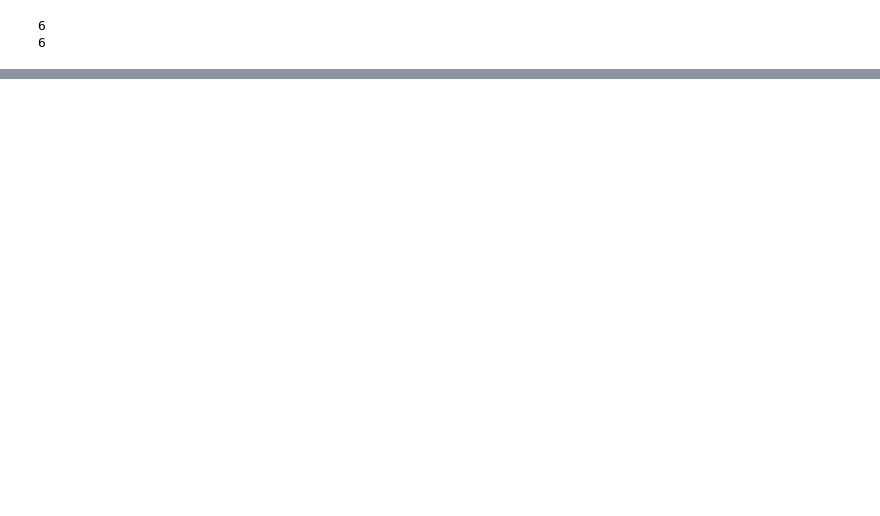
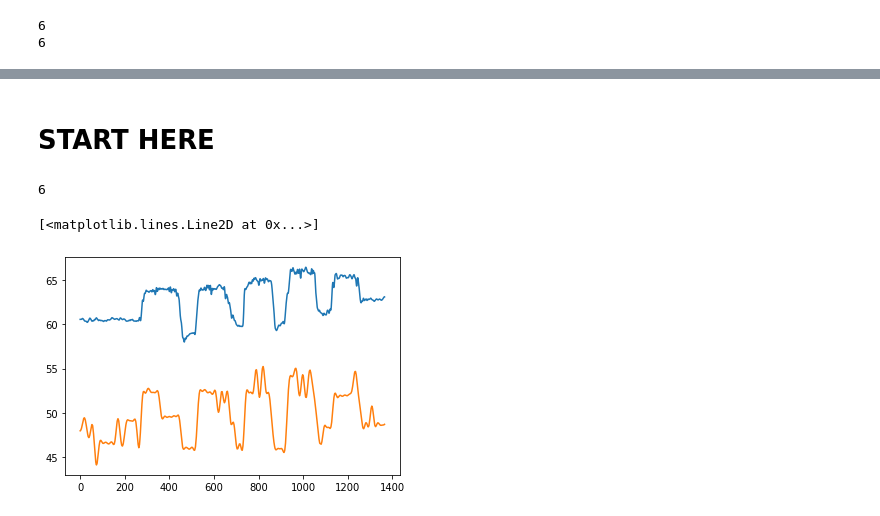
Before and after one commit to denizjafari/ValidationStudy, a Jupyter notebook: TimeSeriesAnalysis-MxSpread.ipynb, the cells around one changed output, grey strips where cells are left out. Saved outputs shown, nothing was run; the diff lists cells and outputs as text; code cells hidden in the pictures; blank space fills up the shorter version.

```diff
--- a/TimeSeriesAnalysis-MxSpread.ipynb
+++ b/TimeSeriesAnalysis-MxSpread.ipynb
@@ -558,0 +456,8 @@ The phase shift is:128.02
+# %%
+sn_pc = list()
+sh_pc = list()
+
+sn_rms_list = list()
+sh_rms_list = list()
+
+Final_DFS_LIST = list()
@@ -558,0 +605,13 @@ The phase shift is:128.02
+# %% [markdown]
+# START HERE
+# %%
+# DO NOT RUN MORE THAN ONCE
+parsed_df = pd.DataFrame(columns=['PatientID','FileName','REP','ROM_VIDEO','ROM_WAVE', 'SpdAvg_WAVE',
+                                  'SpdAvg_VIDEO','Disp_WAVE', 'Disp_VIDEO','Time_WAVE', 'Time_VIDEO',
+                                  'Speed_WAVE', 'Speed_VIDEO'])
+
+
+reps = ['R1', 'R2', 'R3', 'R4', 'R5']
+len(Final_DFS_LIST)
+# %% [output]
+6
@@ -558,0 +630,9 @@ The phase shift is:128.02
+# %%
+# df at hand
+DF = Final_DFS_LIST[5]
+# %%
+plt.plot(DF['HorizDisp_WAVE'])
+plt.plot(DF['HorizDisp_VIDEO'])
+# %% [output]
+[<matplotlib.lines.Line2D at 0x...>]
+[figure, added]
```
Also changed, not shown: parts of 45 cells of this notebook, 5 other files.
